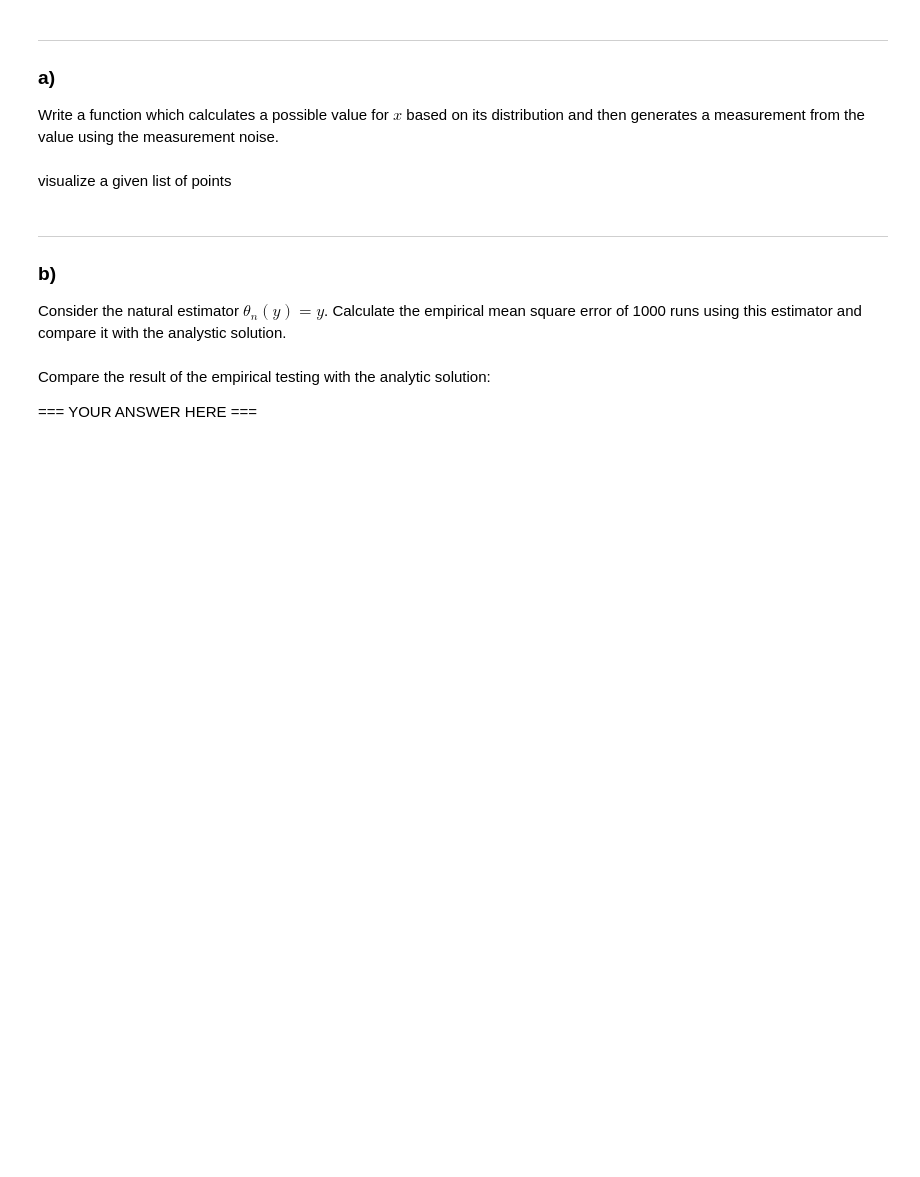
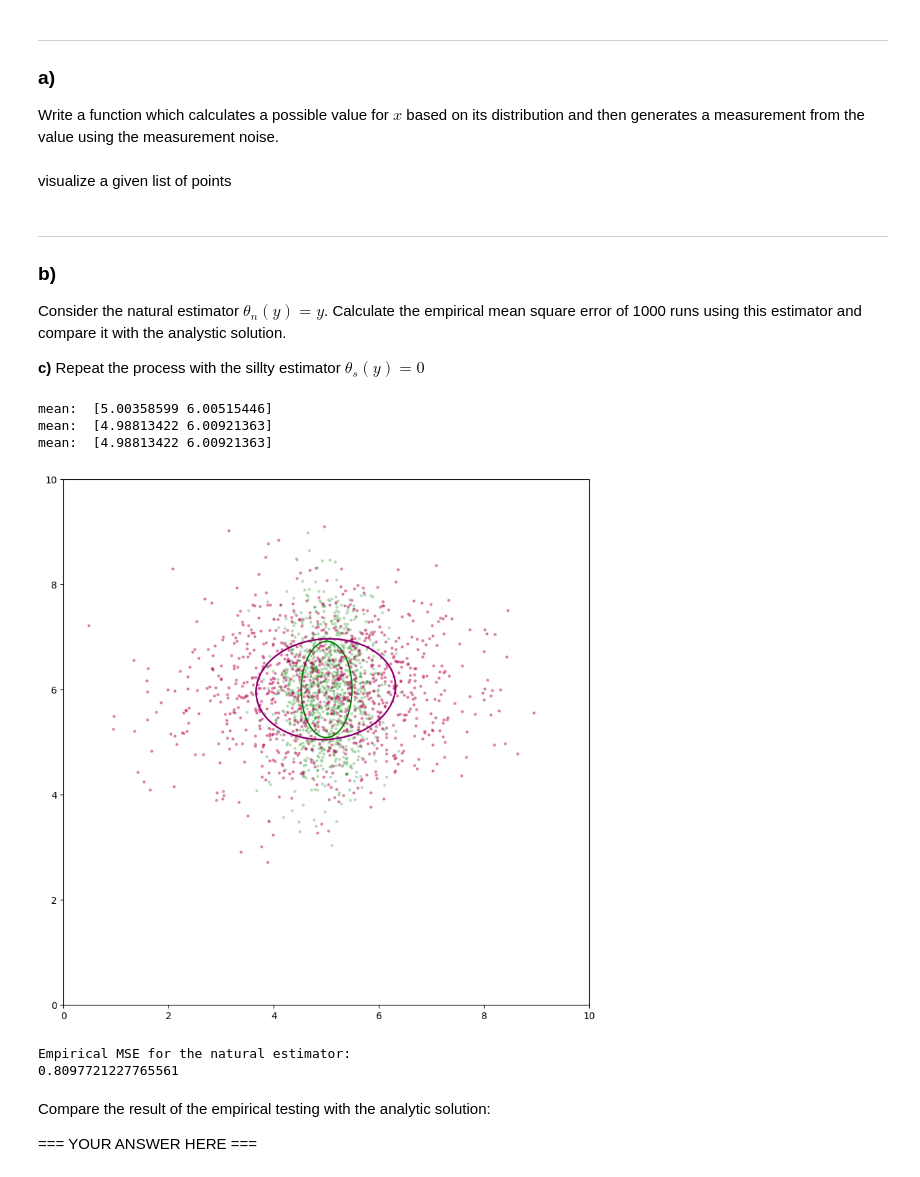
Before and after one commit to derMacon/ss23_sensor-data-fusion, a Jupyter notebook: jupyter-notebooks/exercises-self-created/ex06_problems_modified.ipynb, the cells around one changed output. Drawn from its saved outputs; the diff is of its cells as text; code cells hidden in the pictures; blank space fills up the shorter version.

```diff
--- a/jupyter-notebooks/exercises-self-created/ex06_problems_modified.ipynb
+++ b/jupyter-notebooks/exercises-self-created/ex06_problems_modified.ipynb
@@ -66,10 +68,3 @@ def draw_sample(mean_x, var_x, mean_e, var_e, sample_count):
     return np.array(y), np.array(x)
 # %% [markdown]
 visualize a given list of points
-# %%
-def visualize_points(points):
-    x_vals = points[:,0]
-    y_vals = points[:,1]
-
-    plt.scatter(x_vals, y_vals)
-    plt.show()
@@ -78,4 +94,6 @@ def visualize_points(points):
 ### b)
 
 Consider the natural estimator $\theta_n(y) = y$. Calculate the empirical mean square error of 1000 runs using this estimator and compare it with the analystic solution.
+
+__c)__ Repeat the process with the sillty estimator $\theta_s(y) = 0$
 # %%
@@ -95,7 +130,7 @@ def theta_n(y):
 
     return result
 # %%
-def empirical_mean_square_error(estimator, samples, n_runs=1000):
+def empirical_mean_square_error(estimates_y, samples_x):
     """
     Function that calculates the empirical MSE for a given estimator and a set number of runs, using the draw_sample function
     defined above.
@@ -107,9 +142,10 @@ def empirical_mean_square_error(estimator, samples, n_runs=1000):
     """
     # === YOUR CODE HERE ===
 
-    for curr_run in n_runs:
-        x = draw_sample()
-        y = estimator()
+    errors = []
+    for (curr_estimate, curr_sample) in zip(estimates_y, samples_x):
+        errors.append((curr_estimate - curr_sample)**2)
+    MSE = np.average(np.array(errors))
 
     # === END OF YOUR CODE ===
 
@@ -125,3 +153,31 @@ print(empirical_MSE_natural)
+# %%
+mean_x = [5, 6]
+var_x = [[0.25, 0], [0, 0.8]]
+mean_e = [0, 0]
+var_e =  [[1.5, 0], [0, 0.1]]
+
+samples_y, samples_x = draw_sample(mean_x, var_x, mean_e, var_e, 1000)
+estimates = theta_n(samples_y)
+# Calculate the MSE for the natural estimator
+empirical_MSE_natural = empirical_mean_square_error(estimates, samples_x)
+
+ax = init_subplots()
+visualize_points(ax, samples_x, 'green', 'samples_x')
+visualize_points(ax, samples_y, 'red', 'samples_y')
+visualize_points(ax, estimates, 'purple', 'estimates')
+
+ax.set_aspect('equal')
+plt.show()
+
+print("Empirical MSE for the natural estimator: ")
+print(empirical_MSE_natural)
+# %% [output]
+mean:  [5.00358599 6.00515446]
+mean:  [4.98813422 6.00921363]
+mean:  [4.98813422 6.00921363]
+[figure, added]
+Empirical MSE for the natural estimator:
+0.8097721227765561
 # %% [markdown]
 Compare the result of the empirical testing with the analytic solution:
 
```
Also changed, not shown: parts of 5 cells of this notebook.
